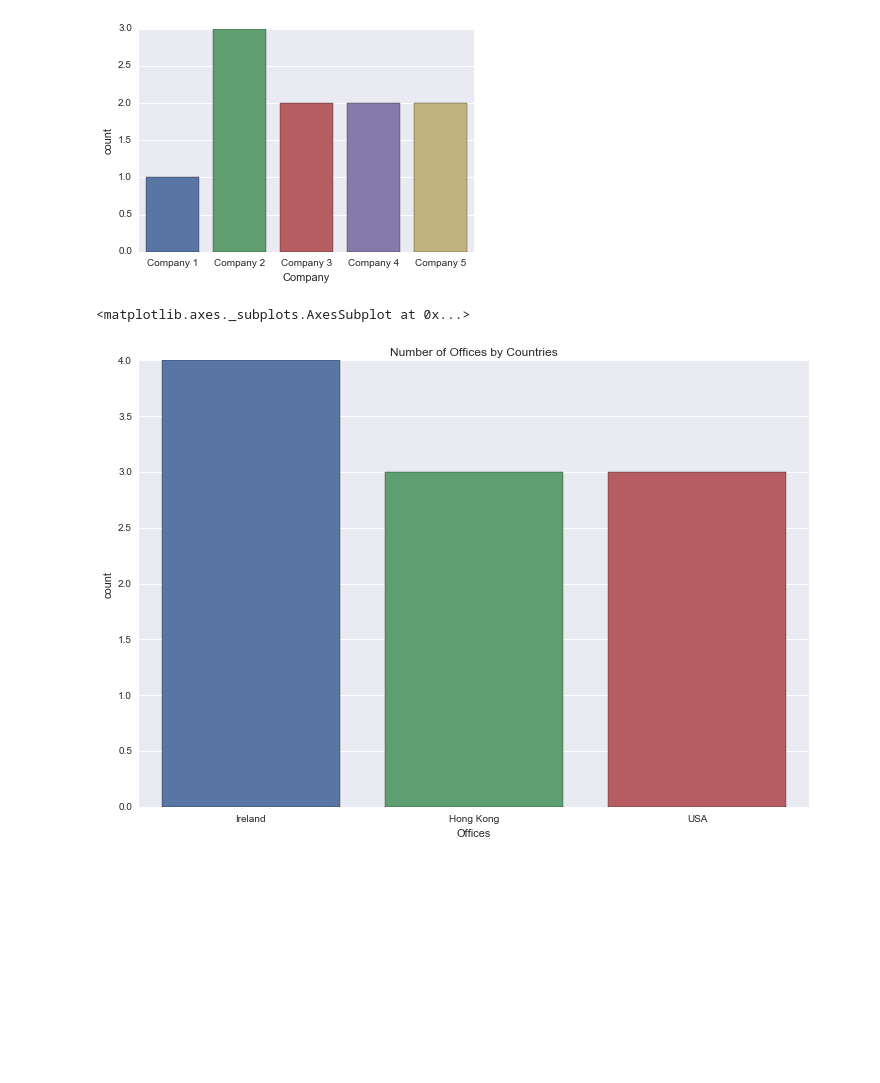
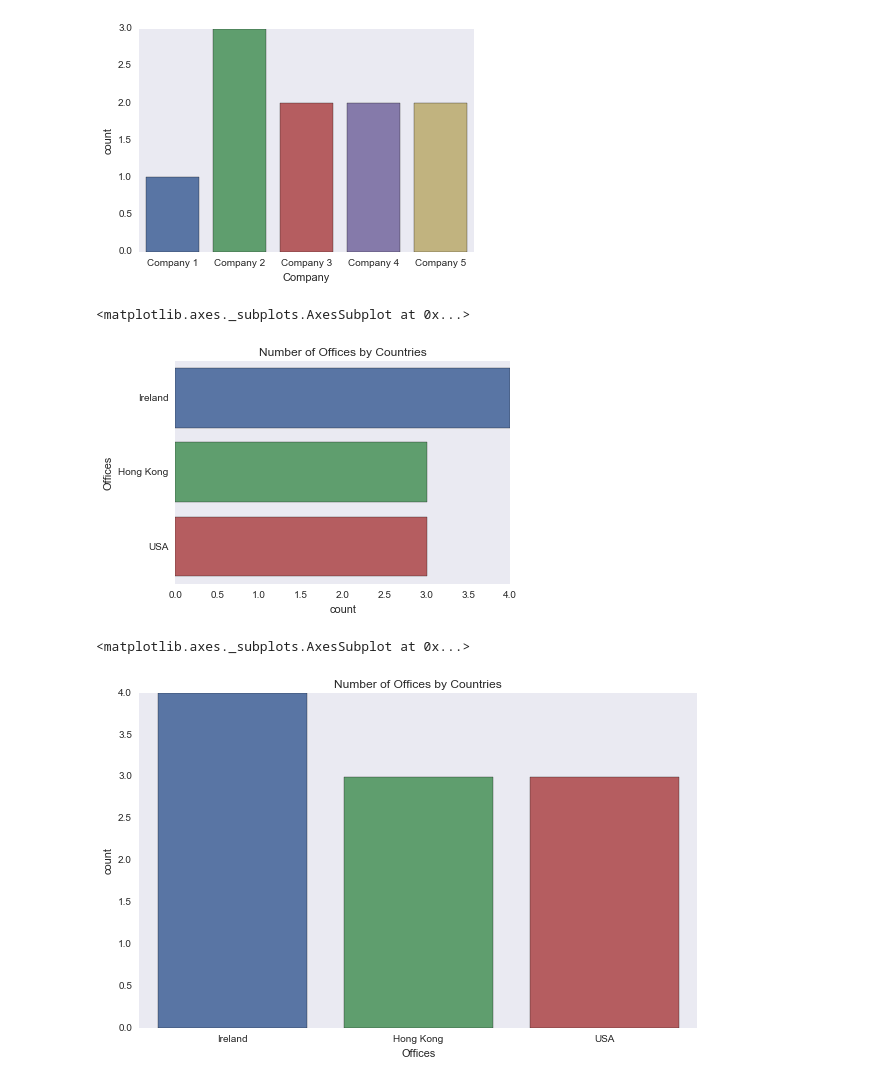
Before and after one commit to klopmp/sharepoint-data-analysis, a Jupyter notebook: SharePoint List Data Analysis.ipynb, the cells around one changed output. Cells and saved outputs as stored; diff of their text form; code cells hidden in the pictures; blank space fills up the shorter version.

```diff
--- a/SharePoint List Data Analysis.ipynb
+++ b/SharePoint List Data Analysis.ipynb
@@ -77,7 +83,7 @@ df_temp
 Name: Offices, dtype: object
 # %%
 # Deleting the Offices column, which is necesary before joining the DataFrames
-del df_list_data['Offices']
+df_list_data.drop(['Offices'], axis=1, inplace=True)
 df_temp = df_list_data.join(df_temp)
 
 df_temp
@@ -132,13 +140,20 @@ sns.countplot(x='Company', data=df_temp)
 # %% [output]
 <matplotlib.axes._subplots.AxesSubplot at 0x...>
 [figure]
+# %%
+# Graph number of offices in any given region
+plt.title('Number of Offices by Countries')
+
+sns.countplot(y='Offices', data=df_temp)
+# %% [output]
+<matplotlib.axes._subplots.AxesSubplot at 0x...>
+[figure, added]
 # %%
-# Refine formatting settings
 # Graph number of offices in any given region
-plt.figure(figsize=(12,8))
+plt.figure(figsize=(10,6))
 plt.title('Number of Offices by Countries')
 
 sns.countplot(x='Offices', data=df_temp)
 # %% [output]
 <matplotlib.axes._subplots.AxesSubplot at 0x...>
-[figure, old version]
+[figure, new version]
```
Also changed, not shown: parts of 4 cells of this notebook, 4 other files.
